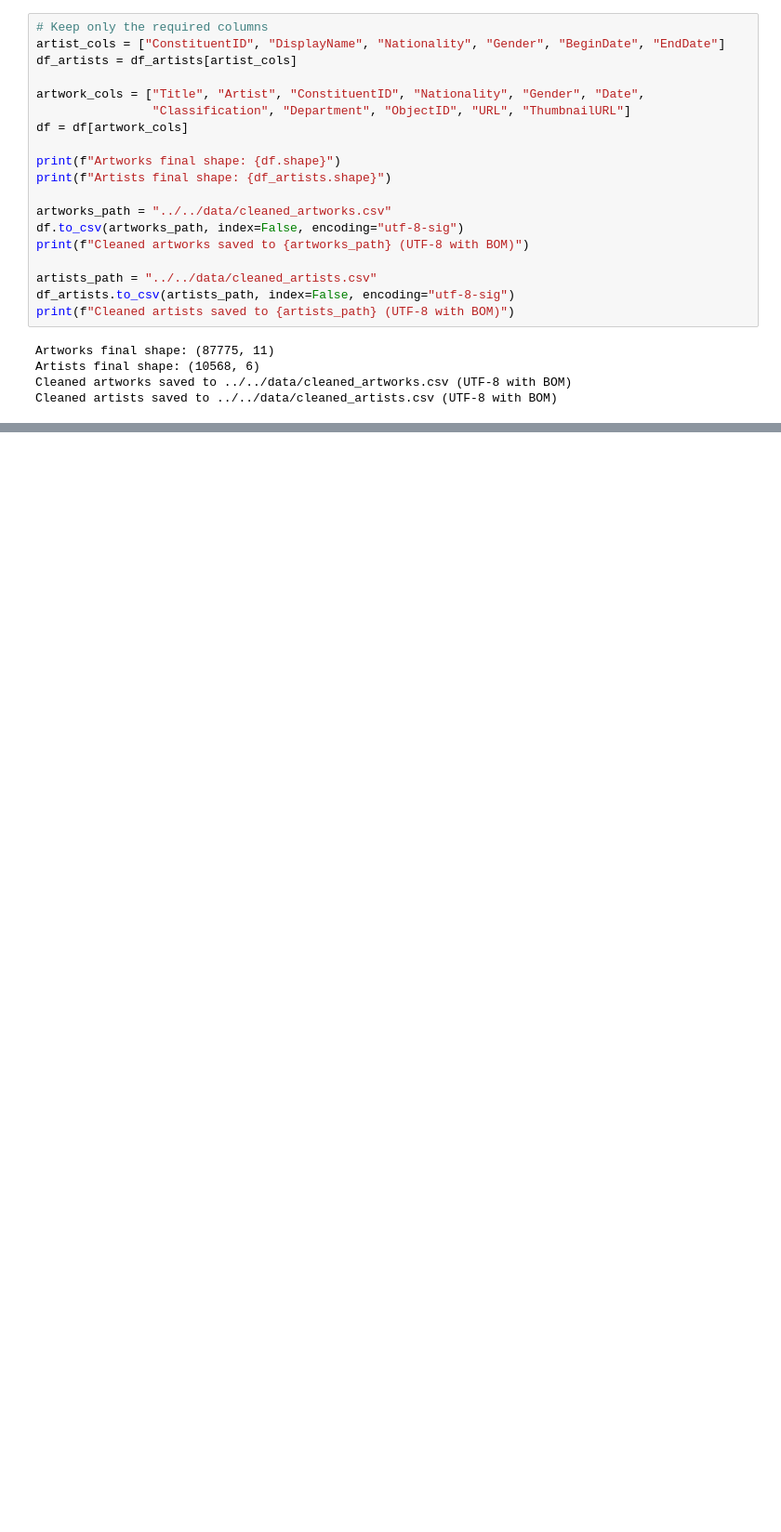
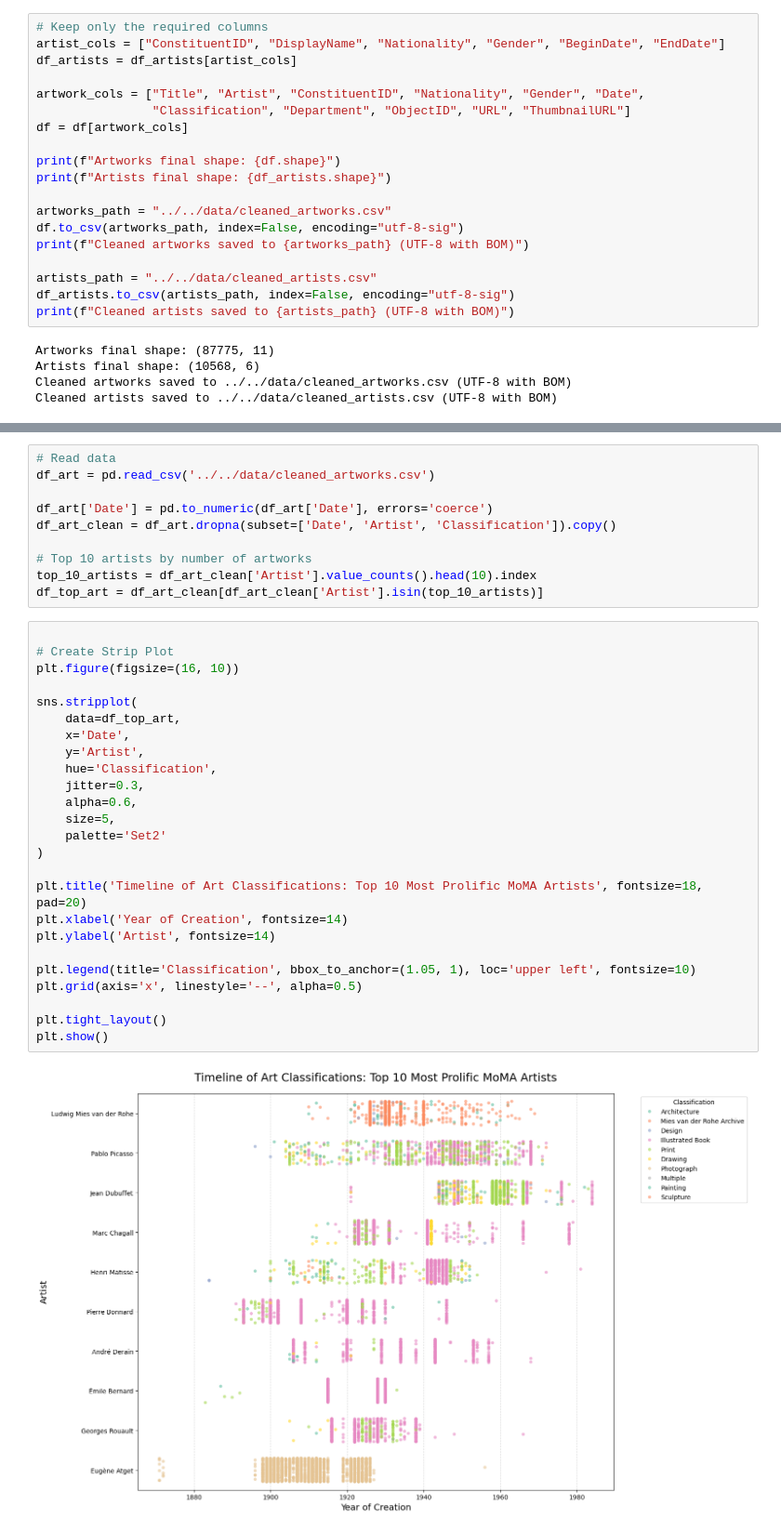
Before and after one commit to com-480-data-visualization/Extra-Crispy, a Jupyter notebook: milestones/milestone1/milestone1.ipynb, the cells around one changed output, grey strips where cells are left out. Shown at 93% size. Cells and saved outputs as stored; diff of their text form; blank space fills up the shorter version.

```diff
--- a/milestones/milestone1/milestone1.ipynb
+++ b/milestones/milestone1/milestone1.ipynb
@@ -220,0 +381,37 @@ Cleaned artists saved to ../../data/cleaned_artists.csv (UTF-8 with BOM)
+# %%
+# Read data
+df_art = pd.read_csv('../../data/cleaned_artworks.csv')
+
+df_art['Date'] = pd.to_numeric(df_art['Date'], errors='coerce')
+df_art_clean = df_art.dropna(subset=['Date', 'Artist', 'Classification']).copy()
+
+# Top 10 artists by number of artworks
+top_10_artists = df_art_clean['Artist'].value_counts().head(10).index
+df_top_art = df_art_clean[df_art_clean['Artist'].isin(top_10_artists)]
+# %%
+
+# Create Strip Plot
+plt.figure(figsize=(16, 10))
+
+sns.stripplot(
+    data=df_top_art,
+    x='Date',
+    y='Artist',
+    hue='Classification',
+    jitter=0.3,
+    alpha=0.6,
+    size=5,
+    palette='Set2'
+)
+
+plt.title('Timeline of Art Classifications: Top 10 Most Prolific MoMA Artists', fontsize=18, pad=20)
+plt.xlabel('Year of Creation', fontsize=14)
+plt.ylabel('Artist', fontsize=14)
+
+plt.legend(title='Classification', bbox_to_anchor=(1.05, 1), loc='upper left', fontsize=10)
+plt.grid(axis='x', linestyle='--', alpha=0.5)
+
+plt.tight_layout()
+plt.show()
+# %% [output]
+[figure, added]
```
Also changed, not shown: parts of 49 cells of this notebook, 15 other files.
